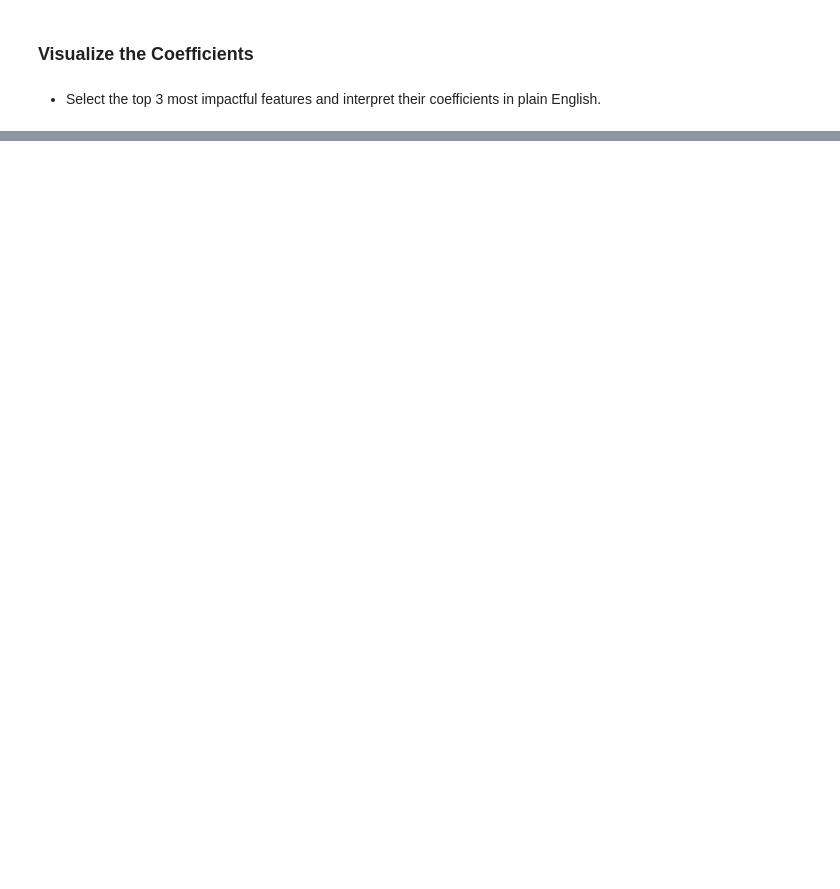
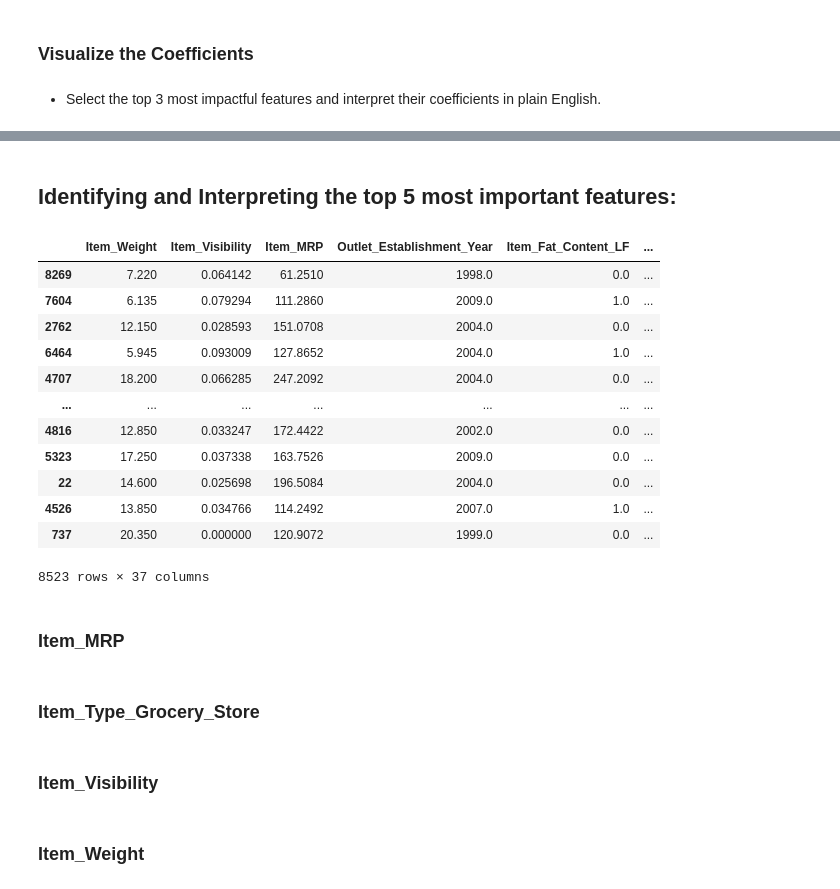
Before and after one commit to Jalicia-Harris/Predictions-of-Product-Sales, a Jupyter notebook: Project1-Revisited.ipynb, the cells around one changed output, grey strips where cells are left out. Saved outputs shown, nothing was run; the diff lists cells and outputs as text; code cells hidden in the pictures; blank space fills up the shorter version.

```diff
--- a/Project1-Revisited.ipynb
+++ b/Project1-Revisited.ipynb
@@ -650,0 +710,24 @@ highlight3.set_facecolor('purple')
+# %% [markdown]
+## Identifying and Interpreting the top 5 most important features:
+# %%
+# Combine train and test dataframes for plotting our important featues
+plot_train = pd.concat([X_train_df, y_train], axis=1)
+plot_test = pd.concat([X_test_df, y_test], axis=1)
+plot_df = pd.concat([plot_train, plot_test])
+plot_df
+# %% [output]
+|  | Item_Weight | Item_Visibility | Item_MRP | Outlet_Establishment_Year | Item_Fat_Content_LF | ... |
+| 8269 | 7.220 | 0.064142 | 61.2510 | 1998.0 | 0.0 | ... |
+| 7604 | 6.135 | 0.079294 | 111.2860 | 2009.0 | 1.0 | ... |
+| 2762 | 12.150 | 0.028593 | 151.0708 | 2004.0 | 0.0 | ... |
+| 6464 | 5.945 | 0.093009 | 127.8652 | 2004.0 | 1.0 | ... |
+| 4707 | 18.200 | 0.066285 | 247.2092 | 2004.0 | 0.0 | ... |
+| ... | ... | ... | ... | ... | ... | ... |
+| 4816 | 12.850 | 0.033247 | 172.4422 | 2002.0 | 0.0 | ... |
+| 5323 | 17.250 | 0.037338 | 163.7526 | 2009.0 | 0.0 | ... |
+| 22 | 14.600 | 0.025698 | 196.5084 | 2004.0 | 0.0 | ... |
+| 4526 | 13.850 | 0.034766 | 114.2492 | 2007.0 | 1.0 | ... |
+| 737 | 20.350 | 0.000000 | 120.9072 | 1999.0 | 0.0 | ... |
+8523 rows × 37 columns
+# %% [markdown]
+### Item_MRP
@@ -650,0 +736,6 @@ highlight3.set_facecolor('purple')
+# %% [markdown]
+### Item_Type_Grocery_Store
+# %% [markdown]
+### Item_Visibility
+# %% [markdown]
+### Item_Weight
```
Also changed, not shown: parts of 23 cells of this notebook, 2 other files.
